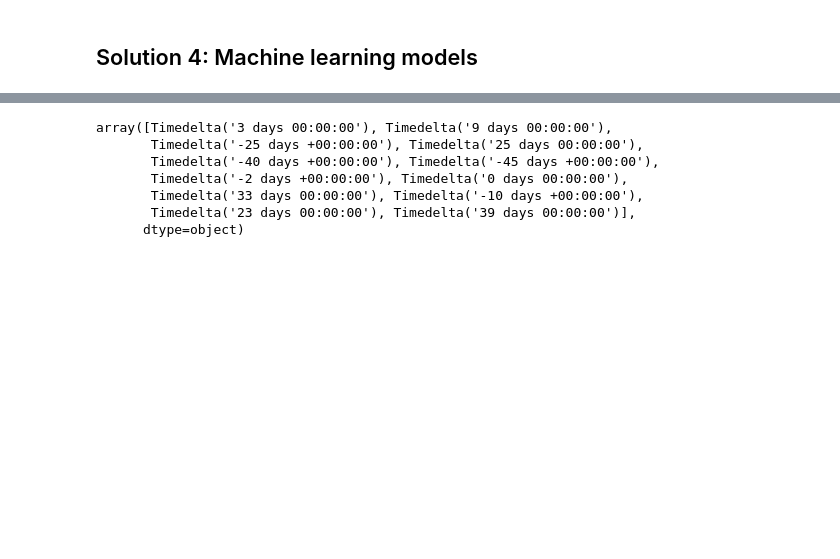
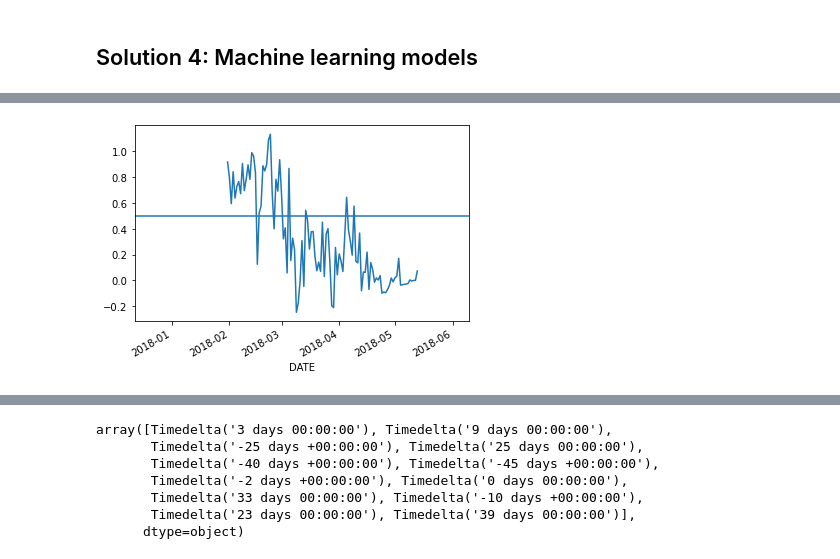
Before and after one commit to bayu-wilson/spring_freeze_prediction, a Jupyter notebook: frost_prediction.ipynb, the cells around one changed output, grey strips where cells are left out. Saved outputs shown, nothing was run; the diff lists cells and outputs as text; code cells hidden in the pictures; blank space fills up the shorter version.

```diff
--- a/frost_prediction.ipynb
+++ b/frost_prediction.ipynb
@@ -555,0 +741,29 @@ This is obviously significantly worse than the first two methods. It goes to sho
+# %%
+preds = model.predict(test[FEATURES])
+preds = pd.DataFrame(preds,columns=TARGETS,index=test.index)
+# preds_l1,preds_l1 =  pd.Series(preds, index=test.index)
+# preds = pd.Series(preds, index=test.index)
+
+error_only_sine_t1 = mean_absolute_error(test[TARGETS[0]],preds[TARGETS[0]]*0)
+error_only_sine_t7 = mean_absolute_error(test[TARGETS[1]],preds[TARGETS[1]]*0)
+error_model_flucs_t1 = mean_absolute_error(test[TARGETS[0]],preds[TARGETS[0]])
+error_model_flucs_t7 = mean_absolute_error(test[TARGETS[1]],preds[TARGETS[1]])
+# print(mean_absolute_error(test[TARGETS[0]],preds[TARGETS[0]]*0))
+# print(mean_absolute_error(test[TARGETS[0]],preds[TARGETS[0]]))
+# print(mean_absolute_error(test[TARGETS[1]],preds[TARGETS[1]]))
+print("By only assuming sinusoidal model, the mean abs. errors are: "+
+      f"{error_only_sine_t1*100:.0f}% and {error_only_sine_t7*100:.0f}% for a lag of 1 & 7 days respectively.")
+print("Using the XGBoost model, the mean abs. errors are: "+
+      f"{error_model_flucs_t1*100:.0f}% and {error_model_flucs_t7*100:.0f}% "+
+      "for a lag of 1 & 7 days respectively.")
+# ,error_only_sine_t7)
+# print(error_model_flucs_t1,error_model_flucs_t7)
+
+
+# # len(preds),len(test[TARGETS[0]])
+df_subset["TMIN_pred_t1"]=df_subset["T_sin"]*(1+preds[TARGETS[0]])
+df_subset["TMIN_pred_t7"]=df_subset["T_sin"]*(1+preds[TARGETS[1]])
+# pd.DataFrame?
+# df_subset["TMIN_pred_t1"]
+# df_subset["T_sin"],preds[TARGETS[0]]
+# (df_subset["T_sin"]+test[TARGETS[0]]).plot()
@@ -555,0 +818,7 @@ This is obviously significantly worse than the first two methods. It goes to sho
+# %%
+preds.bool_freeze.plot()
+# preds.bool_freeze.plot()
+plt.xlim(date_today-pd.Timedelta(days=50),date_today+pd.Timedelta(days=130))
+plt.axhline(0.5)
+preds[preds.bool_freeze>0.5].index[-1]+pd.Timedelta(days=7)
+# %% [output]
@@ -555,0 +826 @@ This is obviously significantly worse than the first two methods. It goes to sho
+[figure, added]
```
Also changed, not shown: parts of 69 cells of this notebook.
